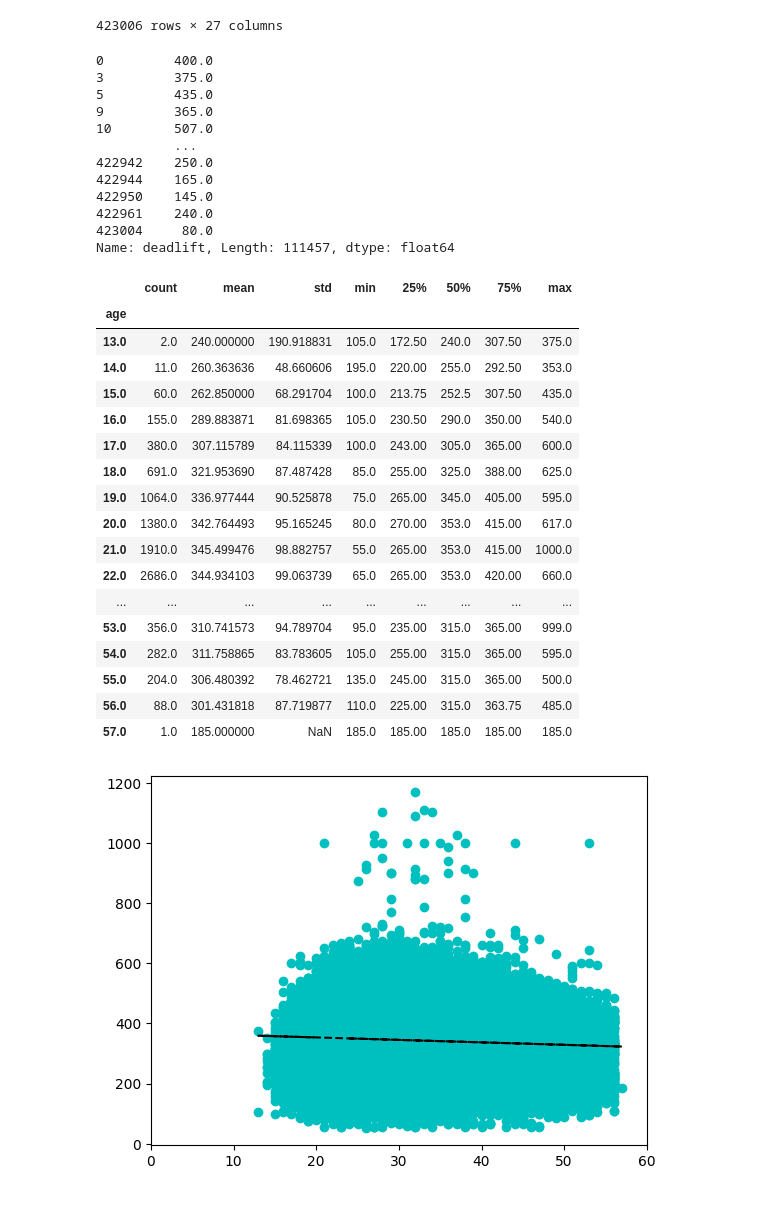
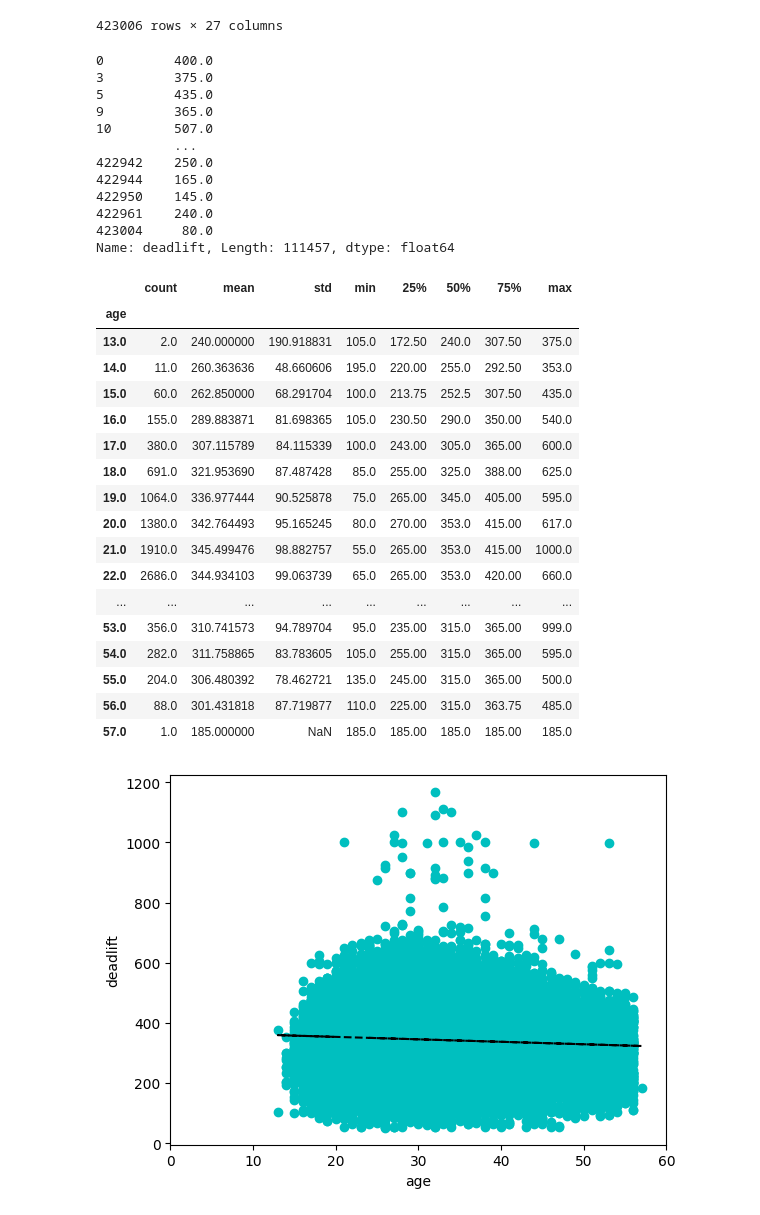
Before and after one commit to JKRAYV/ETAV, a Jupyter notebook: ETAV.ipynb, the cells around one changed output. Cells and saved outputs as stored; diff of their text form; code cells hidden in the pictures.

```diff
--- a/ETAV.ipynb
+++ b/ETAV.ipynb
@@ -35,7 +35,7 @@ poly1d_fn = np.poly1d(coef)
 # poly1d_fn is now a function which takes in x and returns an estimate for y
 
 plt.plot(x,y, 'co', x, poly1d_fn(x), '--k') #'--k'=black dashed line, 'yo' = yellow circle marker
-
+plt.xlabel('age'), plt.ylabel('deadlift')
 plt.xlim(0,60)
 print(age_deadlift_df['deadlift'])
 age_deadlift_df.groupby('age')['deadlift'].describe() #shows
@@ -43,34 +43,34 @@ age_deadlift_df.groupby('age')['deadlift'].describe() #shows
 0         400.0
 3         375.0
 5         435.0
 9         365.0
 10        507.0
           ...
 422942    250.0
 422944    165.0
 422950    145.0
 422961    240.0
 423004     80.0
 Name: deadlift, Length: 111457, dtype: float64
 |  | count | mean | std | min | 25% | 50% | 75% | max |
 | age |  |  |  |  |  |  |  |  |
 | 13.0 | 2.0 | 240.000000 | 190.918831 | 105.0 | 172.50 | 240.0 | 307.50 | 375.0 |
 | 14.0 | 11.0 | 260.363636 | 48.660606 | 195.0 | 220.00 | 255.0 | 292.50 | 353.0 |
 | 15.0 | 60.0 | 262.850000 | 68.291704 | 100.0 | 213.75 | 252.5 | 307.50 | 435.0 |
 | 16.0 | 155.0 | 289.883871 | 81.698365 | 105.0 | 230.50 | 290.0 | 350.00 | 540.0 |
 | 17.0 | 380.0 | 307.115789 | 84.115339 | 100.0 | 243.00 | 305.0 | 365.00 | 600.0 |
 | 18.0 | 691.0 | 321.953690 | 87.487428 | 85.0 | 255.00 | 325.0 | 388.00 | 625.0 |
 | 19.0 | 1064.0 | 336.977444 | 90.525878 | 75.0 | 265.00 | 345.0 | 405.00 | 595.0 |
 | 20.0 | 1380.0 | 342.764493 | 95.165245 | 80.0 | 270.00 | 353.0 | 415.00 | 617.0 |
 | 21.0 | 1910.0 | 345.499476 | 98.882757 | 55.0 | 265.00 | 353.0 | 415.00 | 1000.0 |
 | 22.0 | 2686.0 | 344.934103 | 99.063739 | 65.0 | 265.00 | 353.0 | 420.00 | 660.0 |
 | ... | ... | ... | ... | ... | ... | ... | ... | ... |
 | 53.0 | 356.0 | 310.741573 | 94.789704 | 95.0 | 235.00 | 315.0 | 365.00 | 999.0 |
 | 54.0 | 282.0 | 311.758865 | 83.783605 | 105.0 | 255.00 | 315.0 | 365.00 | 595.0 |
 | 55.0 | 204.0 | 306.480392 | 78.462721 | 135.0 | 245.00 | 315.0 | 365.00 | 500.0 |
 | 56.0 | 88.0 | 301.431818 | 87.719877 | 110.0 | 225.00 | 315.0 | 363.75 | 485.0 |
 | 57.0 | 1.0 | 185.000000 | NaN | 185.0 | 185.00 | 185.0 | 185.00 | 185.0 |
-[figure, old version]
+[figure, new version]
 # %%
 #creation and cleaning of 400m run between 40 and 150 seconds by age no greater than 60
 age_run400_df = pd.DataFrame(fitness_df['age']) #ading age to dataframe
```
Also changed, not shown: parts of 3 cells of this notebook, 1 other file.
